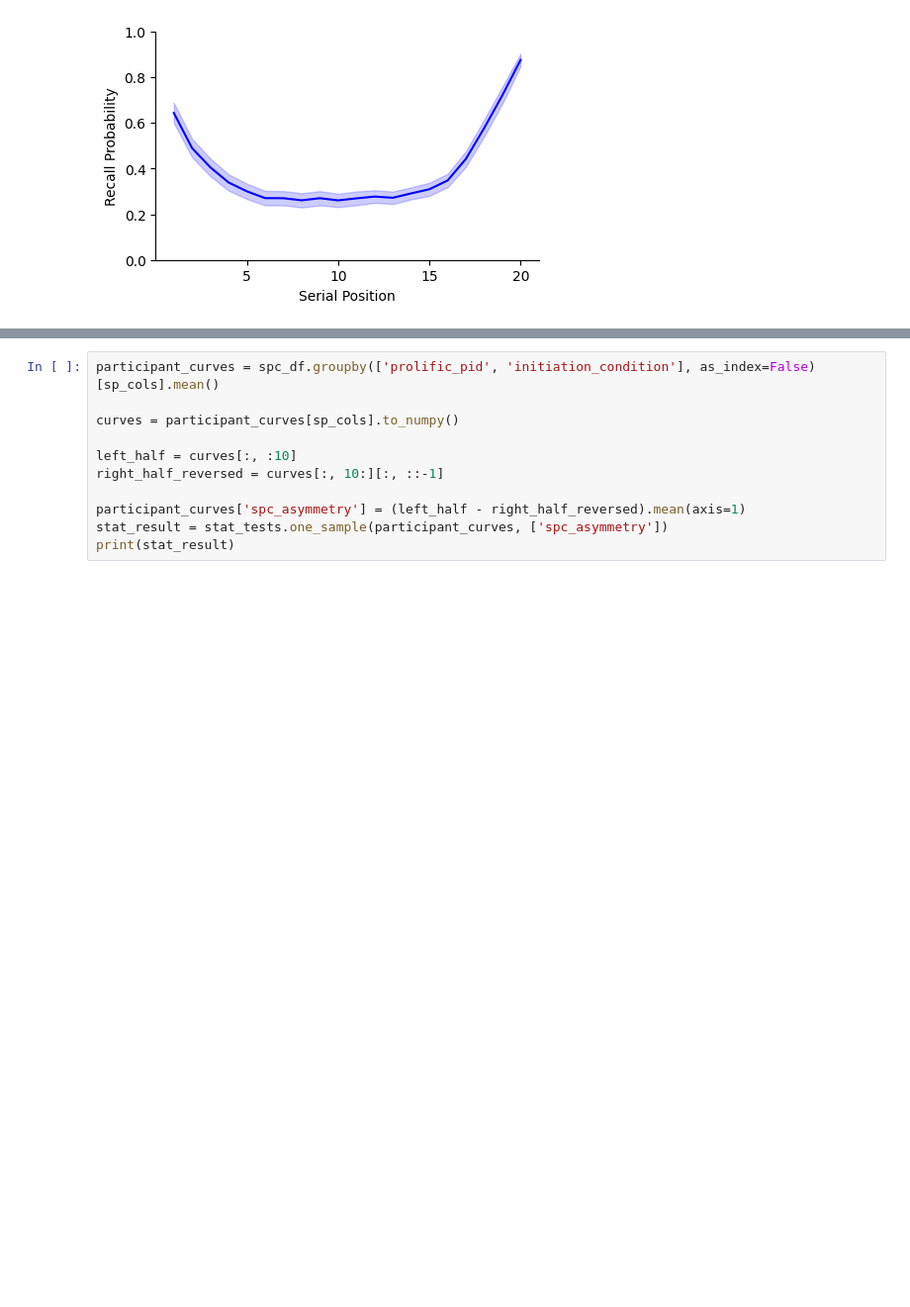
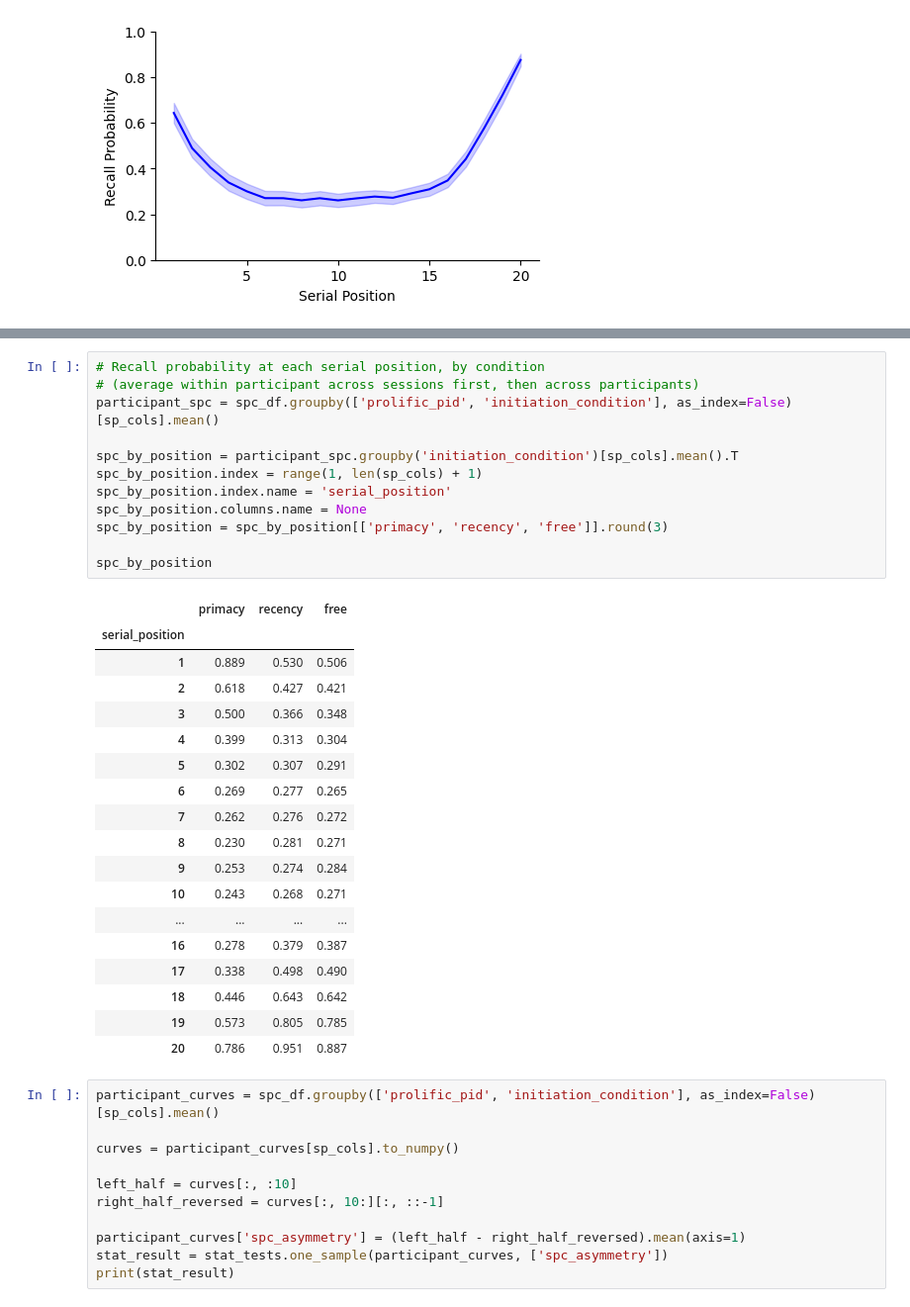
Before and after one commit to pennmem/RecallInitiation2026, a Jupyter notebook: analyses_new.ipynb, the cells around one changed output, grey strips where cells are left out. Shown at 99% size. Cells and saved outputs as stored; diff of their text form; blank space fills up the shorter version.

```diff
--- a/analyses_new.ipynb
+++ b/analyses_new.ipynb
@@ -459,3 +487,34 @@ spc_bycond = spc.spc_plot(spc_df, path=f'figures/7b_spc_by_condition.pdf')
+# %%
+# Recall probability at each serial position, by condition
+# (average within participant across sessions first, then across participants)
+participant_spc = spc_df.groupby(['prolific_pid', 'initiation_condition'], as_index=False)[sp_cols].mean()
+
+spc_by_position = participant_spc.groupby('initiation_condition')[sp_cols].mean().T
+spc_by_position.index = range(1, len(sp_cols) + 1)
+spc_by_position.index.name = 'serial_position'
+spc_by_position.columns.name = None
+spc_by_position = spc_by_position[['primacy', 'recency', 'free']].round(3)
+
+spc_by_position
+# %% [output]
+|  | primacy | recency | free |
+| serial_position |  |  |  |
+| 1 | 0.889 | 0.530 | 0.506 |
+| 2 | 0.618 | 0.427 | 0.421 |
+| 3 | 0.500 | 0.366 | 0.348 |
+| 4 | 0.399 | 0.313 | 0.304 |
+| 5 | 0.302 | 0.307 | 0.291 |
+| 6 | 0.269 | 0.277 | 0.265 |
+| 7 | 0.262 | 0.276 | 0.272 |
+| 8 | 0.230 | 0.281 | 0.271 |
+| 9 | 0.253 | 0.274 | 0.284 |
+| 10 | 0.243 | 0.268 | 0.271 |
+| ... | ... | ... | ... |
+| 16 | 0.278 | 0.379 | 0.387 |
+| 17 | 0.338 | 0.498 | 0.490 |
+| 18 | 0.446 | 0.643 | 0.642 |
+| 19 | 0.573 | 0.805 | 0.785 |
+| 20 | 0.786 | 0.951 | 0.887 |
 # %%
 participant_curves = spc_df.groupby(['prolific_pid', 'initiation_condition'], as_index=False)[sp_cols].mean()
 
```
Also changed, not shown: parts of 23 cells of this notebook, 1 other file.
